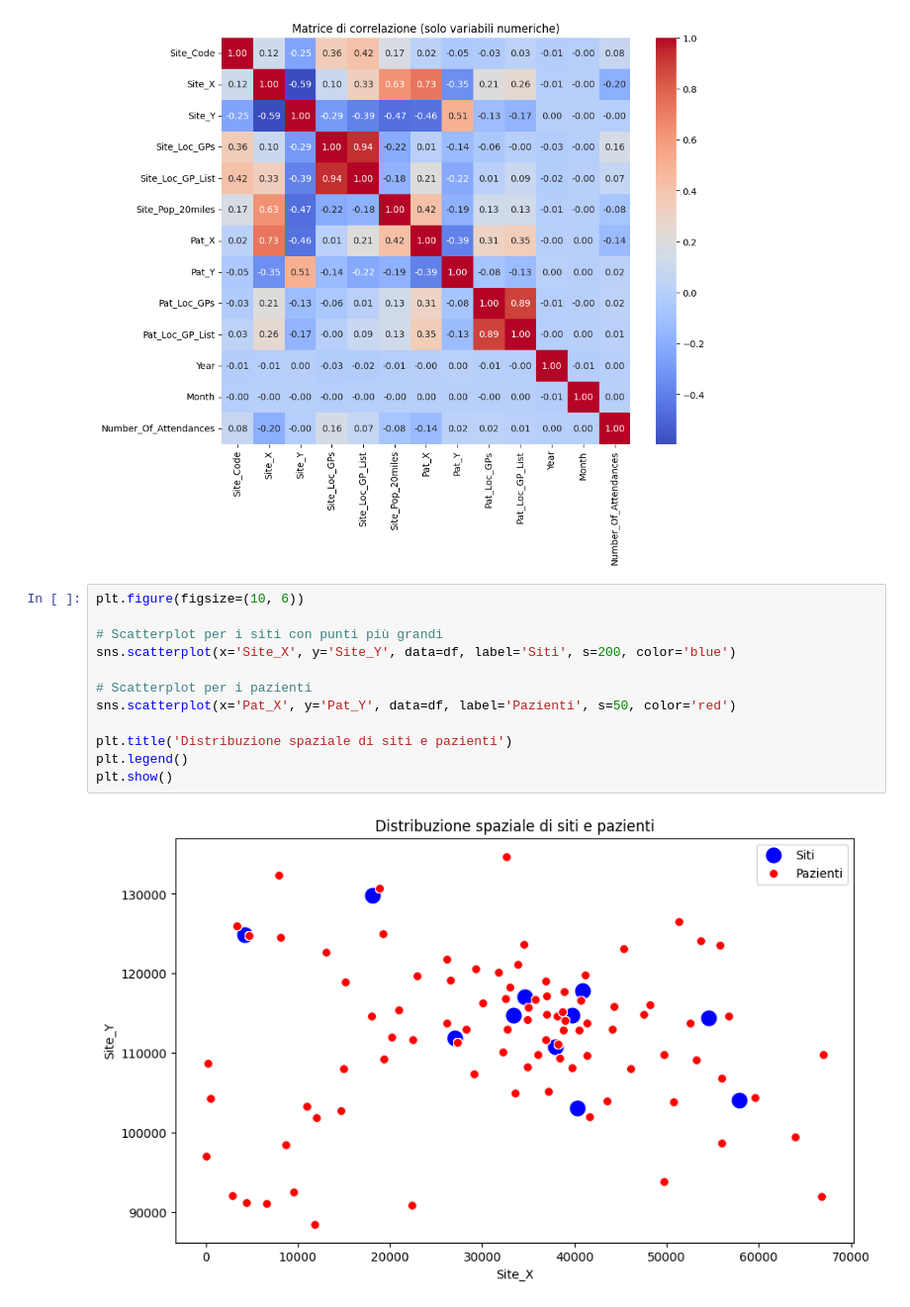
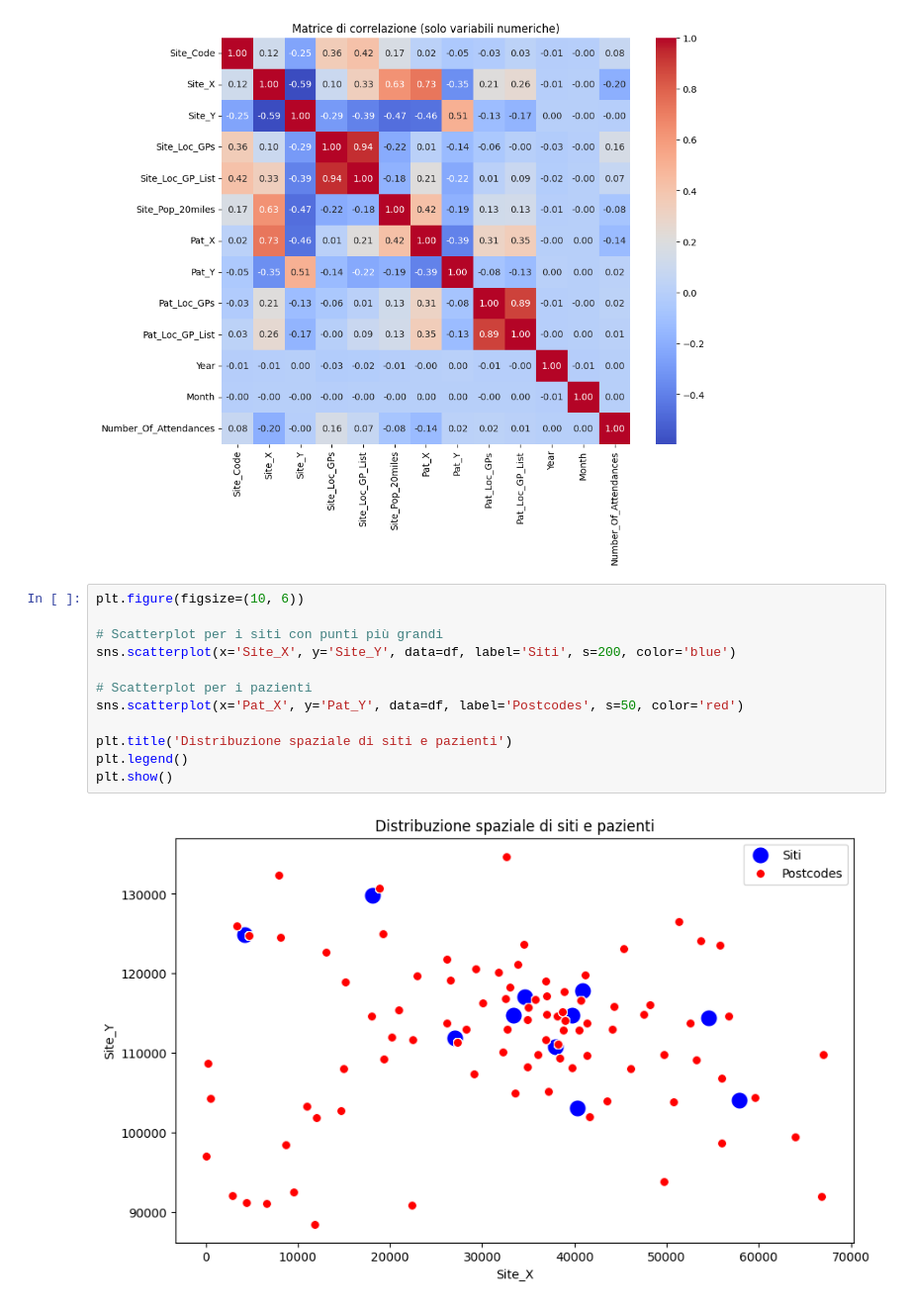
Before and after one commit to camillandreozzi/Operational_A-E, a Jupyter notebook: EDA.ipynb, the cells around one changed output. Shown at 99% size. Cells and saved outputs as stored; diff of their text form.

```diff
--- a/EDA.ipynb
+++ b/EDA.ipynb
@@ -58,14 +51,14 @@ plt.show()
 # %%
 plt.figure(figsize=(10, 6))
 
 # Scatterplot per i siti con punti più grandi
 sns.scatterplot(x='Site_X', y='Site_Y', data=df, label='Siti', s=200, color='blue')
 
 # Scatterplot per i pazienti
-sns.scatterplot(x='Pat_X', y='Pat_Y', data=df, label='Pazienti', s=50, color='red')
+sns.scatterplot(x='Pat_X', y='Pat_Y', data=df, label='Postcodes', s=50, color='red')
 
 plt.title('Distribuzione spaziale di siti e pazienti')
 plt.legend()
 plt.show()
 # %% [output]
-[figure, old version]
+[figure, new version]
```
Also changed, not shown: parts of 4 cells of this notebook, 6 other files.
